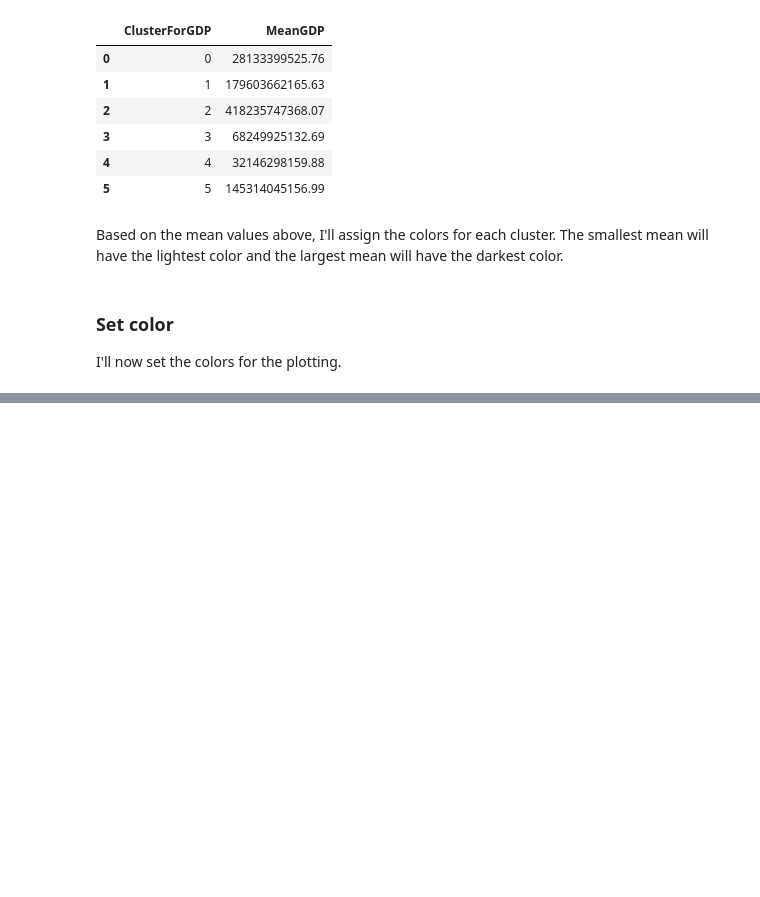
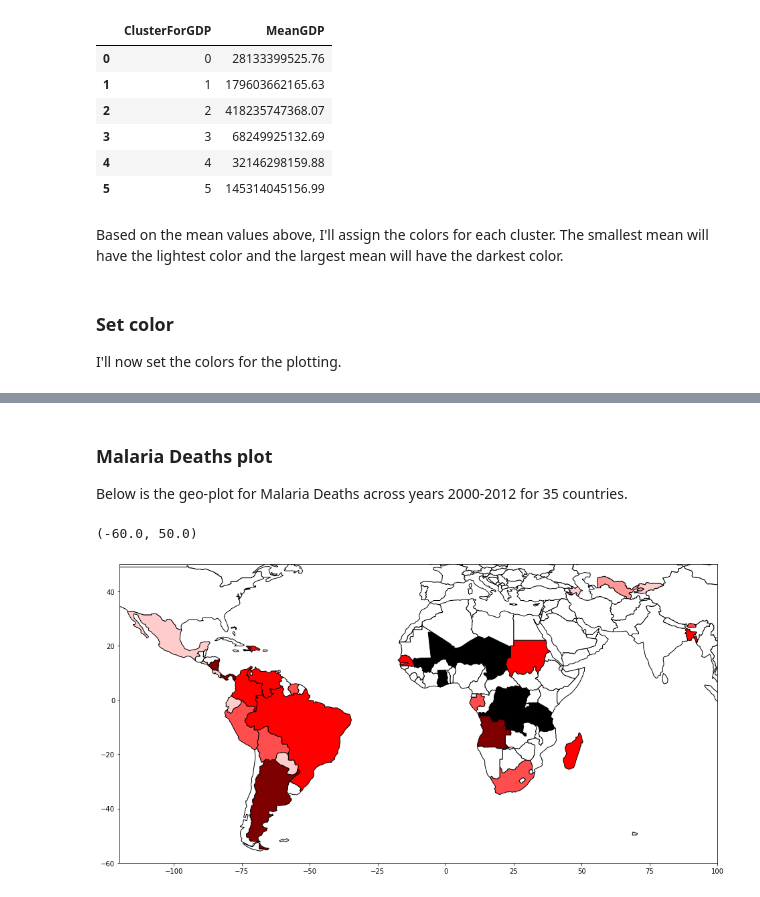
Before and after one commit to thilankam/MalariaAnalysis, a Jupyter notebook: Notebooks/Multiple clustering.ipynb, the cells around one changed output, grey strips where cells are left out. Drawn from its saved outputs; the diff is of its cells as text; code cells hidden in the pictures; blank space fills up the shorter version.

Commit message:
Add final geo plots to the notebook

```diff
--- a/Notebooks/Multiple clustering.ipynb
+++ b/Notebooks/Multiple clustering.ipynb
@@ -237,12 +237,12 @@ world['ColorForMalariaDeaths'] = world['ClusterForMalariaDeaths']
 world['ColorForMalariaDeaths'] = '#fff'
 
 # Set colors accoring to Mean Malaria Deaths per cluster
-world.loc[world['ClusterForMalariaDeaths'] == 0, 'ColorForMalariaDeaths'] = '#3232ff'
-world.loc[world['ClusterForMalariaDeaths'] == 1, 'ColorForMalariaDeaths'] = '#ccccff'
+world.loc[world['ClusterForMalariaDeaths'] == 0, 'ColorForMalariaDeaths'] = '#ff4c4c'
+world.loc[world['ClusterForMalariaDeaths'] == 1, 'ColorForMalariaDeaths'] = '#ffcccc'
 world.loc[world['ClusterForMalariaDeaths'] == 2, 'ColorForMalariaDeaths'] = '#000000'
-world.loc[world['ClusterForMalariaDeaths'] == 3, 'ColorForMalariaDeaths'] = '#7f7fff'
-world.loc[world['ClusterForMalariaDeaths'] == 4, 'ColorForMalariaDeaths'] = '#0000ff'
-world.loc[world['ClusterForMalariaDeaths'] == 5, 'ColorForMalariaDeaths'] = '#00007f'
+world.loc[world['ClusterForMalariaDeaths'] == 3, 'ColorForMalariaDeaths'] = '#ff9999'
+world.loc[world['ClusterForMalariaDeaths'] == 4, 'ColorForMalariaDeaths'] = '#ff0000'
+world.loc[world['ClusterForMalariaDeaths'] == 5, 'ColorForMalariaDeaths'] = '#7f0000'
 # %%
 # Color for GDP
 world['ColorForGDP'] = world['ClusterForGDP']
@@ -251,9 +251,9 @@ world['ColorForGDP'] = world['ClusterForGDP']
 world['ColorForGDP'] = '#fff'
 
 # Set colors accoring to MGDP per cluster
-world.loc[world['ClusterForGDP'] == 0, 'ColorForGDP'] = '#ffcccc'
-world.loc[world['ClusterForGDP'] == 1, 'ColorForGDP'] = '#7f0000'
+world.loc[world['ClusterForGDP'] == 0, 'ColorForGDP'] = '#ccccff'
+world.loc[world['ClusterForGDP'] == 1, 'ColorForGDP'] = '#00007f'
 world.loc[world['ClusterForGDP'] == 2, 'ColorForGDP'] = '#000000'
-world.loc[world['ClusterForGDP'] == 3, 'ColorForGDP'] = '#ff4c4c'
-world.loc[world['ClusterForGDP'] == 4, 'ColorForGDP'] = '#ff9999'
-world.loc[world['ClusterForGDP'] == 5, 'ColorForGDP'] = '#ff0000'
+world.loc[world['ClusterForGDP'] == 3, 'ColorForGDP'] = '#3232ff'
+world.loc[world['ClusterForGDP'] == 4, 'ColorForGDP'] = '#7f7fff'
+world.loc[world['ClusterForGDP'] == 5, 'ColorForGDP'] = '#0000ff'
@@ -394,0 +260,14 @@ world2
+# %% [markdown]
+### Malaria Deaths plot
+
+Below is the geo-plot for Malaria Deaths across years 2000-2012 for 35 countries.
+# %%
+world.plot(column = 'ClusterForMalariaDeaths',
+           color = world['ColorForMalariaDeaths'],
+           edgecolor = 'black',
+           figsize = (16, 16))
+plt.xlim([-120, 100])
+plt.ylim([-60, 50])
+# %% [output]
+(-60.0, 50.0)
+[figure, added]
```
Also changed, not shown: parts of 16 cells of this notebook, 2 other files.
